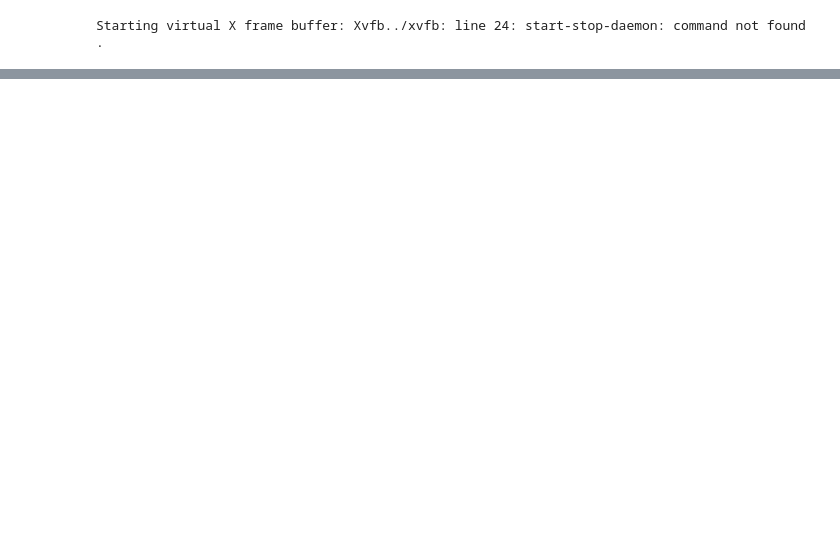
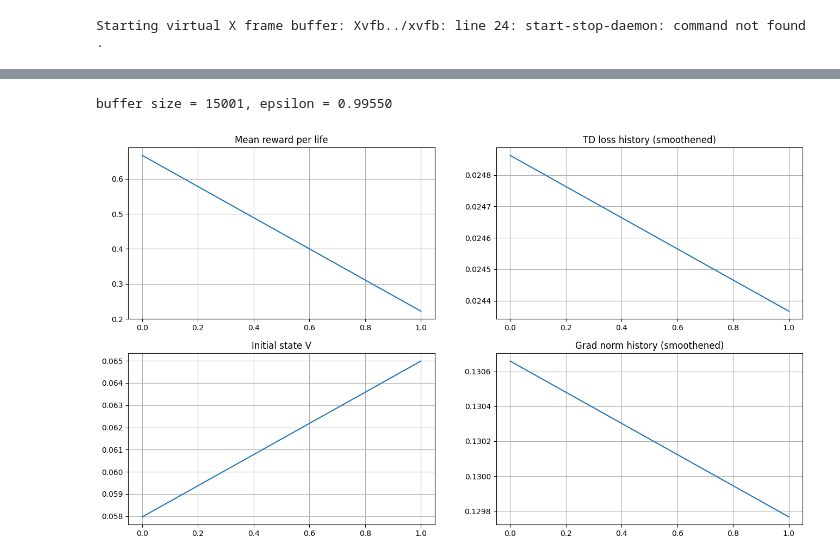
Before and after one commit to KDZHR/RL_Project, a Jupyter notebook: mse.ipynb, the cells around one changed output, grey strips where cells are left out. Cells and saved outputs as stored; diff of their text form; code cells hidden in the pictures; blank space fills up the shorter version.

```diff
--- a/mse.ipynb
+++ b/mse.ipynb
@@ -426,0 +51,7 @@ class PrioritizedReplayBuffer:
+# %%
+config["seed"] = 67
+
+train(config)
+# %% [output]
+buffer size = 15001, epsilon = 0.99550
+[figure, added]
```
Also changed, not shown: parts of 32 cells of this notebook, 2 other files.
